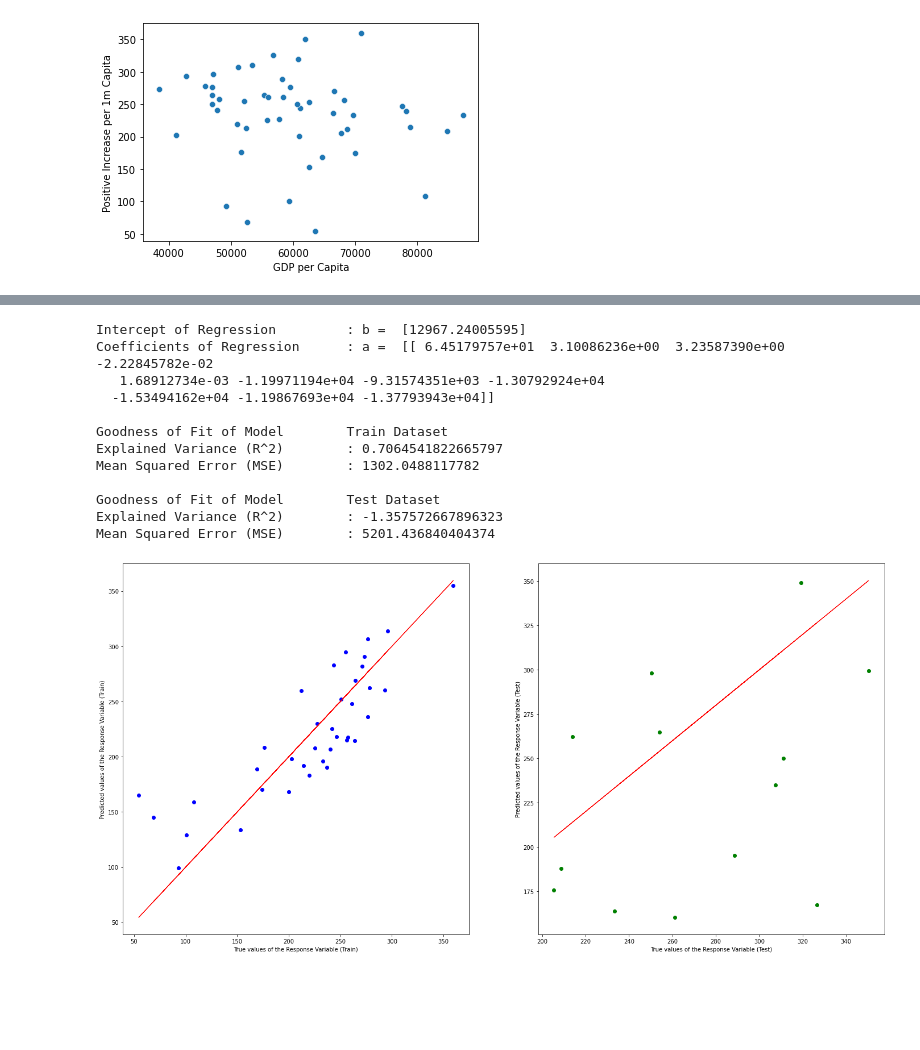
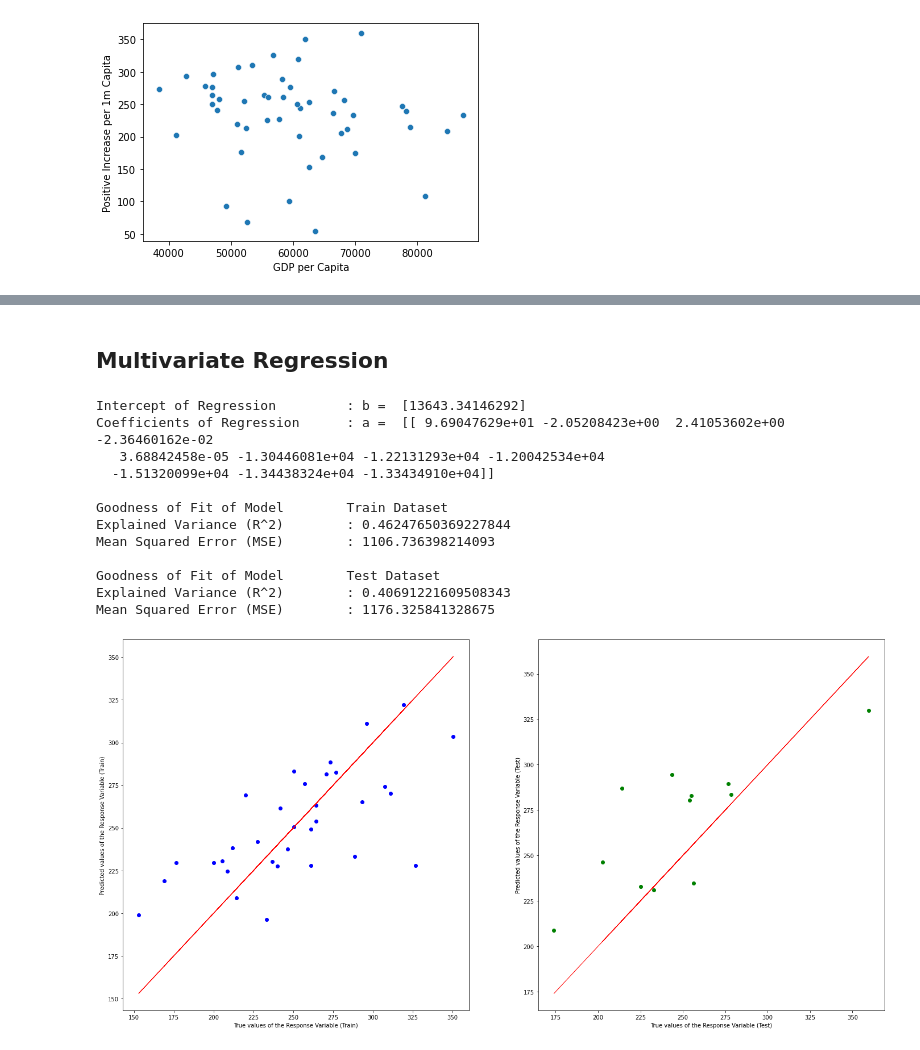
Before and after one commit to odinghosh/CE1115_project, a Jupyter notebook: CE1115_Project_060421_Main.ipynb, the cells around one changed output, grey strips where cells are left out. Cells and saved outputs as stored; diff of their text form; code cells hidden in the pictures; blank space fills up the shorter version.

```diff
--- a/CE1115_Project_060421_Main.ipynb
+++ b/CE1115_Project_060421_Main.ipynb
@@ -1317,0 +1356,18 @@ combined_data.corr()
+# %%
+from sklearn.covariance import EllipticEnvelope
+
+estimator = EllipticEnvelope(random_state = 0)
+
+estimator.fit(state_data)
+print("Anomalous state data:")
+for i in range(state_data.size):
+
+    if(estimator.predict(pd.DataFrame(state_data.iloc[i,:]))[0] == -1):
+
+        print(state_data.iloc[i,:])
+
+
+
+combined_datadrop = combined_data.drop(index = ['Hawaii', 'Maine', 'Oregon', 'Vermont', 'Washington'])
+
+combined_datadrop.corr()
@@ -1318,6 +1399,8 @@ combined_data.corr()
+# %% [markdown]
+## Multivariate Regression
 # %%
-predictor = pd.DataFrame(combined_data.iloc[:,1:])
-response = pd.DataFrame(combined_data.iloc[:,0])
+predictor = pd.DataFrame(combined_datadrop.iloc[:,1:])
+response = pd.DataFrame(combined_datadrop.iloc[:,0])
 
 X_train, X_test, y_train, y_test = train_test_split(predictor, response, test_size = 0.25)
 linreg = LinearRegression()
@@ -1330,39 +1413,39 @@ print()
 y_train_pred = linreg.predict(X_train)
 y_test_pred = linreg.predict(X_test)
 
 # Check the Goodness of Fit (on Train Data)
 print("Goodness of Fit of Model \tTrain Dataset")
 print("Explained Variance (R^2) \t:", linreg.score(X_train, y_train))
 print("Mean Squared Error (MSE) \t:", mean_squared_error(y_train, y_train_pred))
 print()
 
 # Check the Goodness of Fit (on Test Data)
 print("Goodness of Fit of Model \tTest Dataset")
 print("Explained Variance (R^2) \t:", linreg.score(X_test, y_test))
 print("Mean Squared Error (MSE) \t:", mean_squared_error(y_test, y_test_pred))
 print()
 f, axes = plt.subplots(1, 2, figsize=(24, 12))
 axes[0].scatter(y_train, y_train_pred, color = "blue")
 axes[0].plot(y_train, y_train, 'r', linewidth = 1)
 axes[0].set_xlabel("True values of the Response Variable (Train)")
 axes[0].set_ylabel("Predicted values of the Response Variable (Train)")
 
 axes[1].scatter(y_test, y_test_pred, color = "green")
 axes[1].plot(y_test, y_test, 'r', linewidth = 1)
 axes[1].set_xlabel("True values of the Response Variable (Test)")
 axes[1].set_ylabel("Predicted values of the Response Variable (Test)")
 plt.show()
 # %% [output]
-Intercept of Regression         : b =  [12967.24005595]
-Coefficients of Regression      : a =  [[ 6.45179757e+01  3.10086236e+00  3.23587390e+00 -2.22845782e-02
-   1.68912734e-03 -1.19971194e+04 -9.31574351e+03 -1.30792924e+04
-  -1.53494162e+04 -1.19867693e+04 -1.37793943e+04]]
+Intercept of Regression         : b =  [13643.34146292]
+Coefficients of Regression      : a =  [[ 9.69047629e+01 -2.05208423e+00  2.41053602e+00 -2.36460162e-02
+   3.68842458e-05 -1.30446081e+04 -1.22131293e+04 -1.20042534e+04
+  -1.51320099e+04 -1.34438324e+04 -1.33434910e+04]]
 
 Goodness of Fit of Model        Train Dataset
-Explained Variance (R^2)        : 0.7064541822665797
-Mean Squared Error (MSE)        : 1302.0488117782
+Explained Variance (R^2)        : 0.46247650369227844
+Mean Squared Error (MSE)        : 1106.736398214093
 
 Goodness of Fit of Model        Test Dataset
-Explained Variance (R^2)        : -1.357572667896323
-Mean Squared Error (MSE)        : 5201.436840404374
+Explained Variance (R^2)        : 0.40691221609508343
+Mean Squared Error (MSE)        : 1176.325841328675
-[figure, old version]
+[figure, new version]
```
Also changed, not shown: parts of 25 cells of this notebook.
